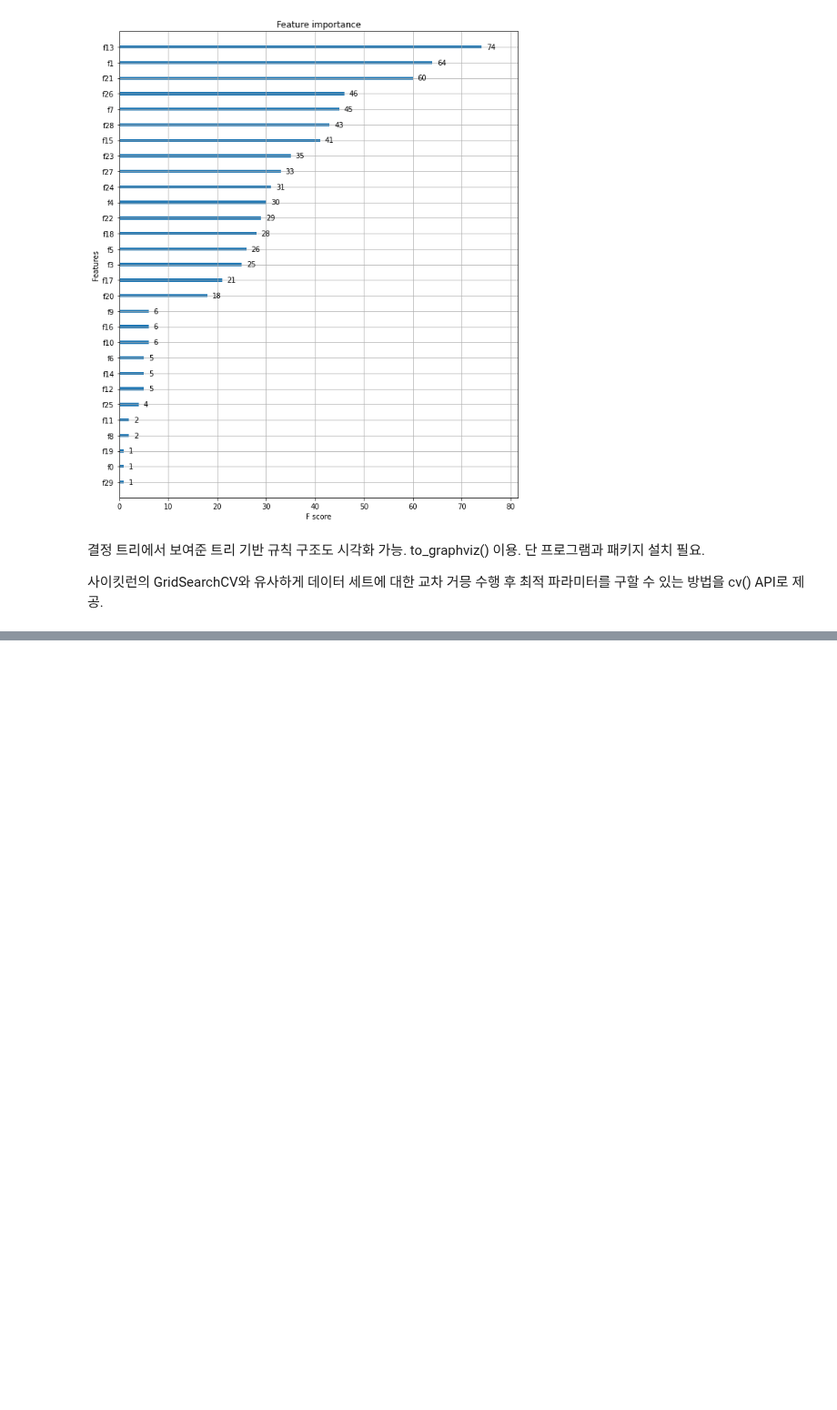
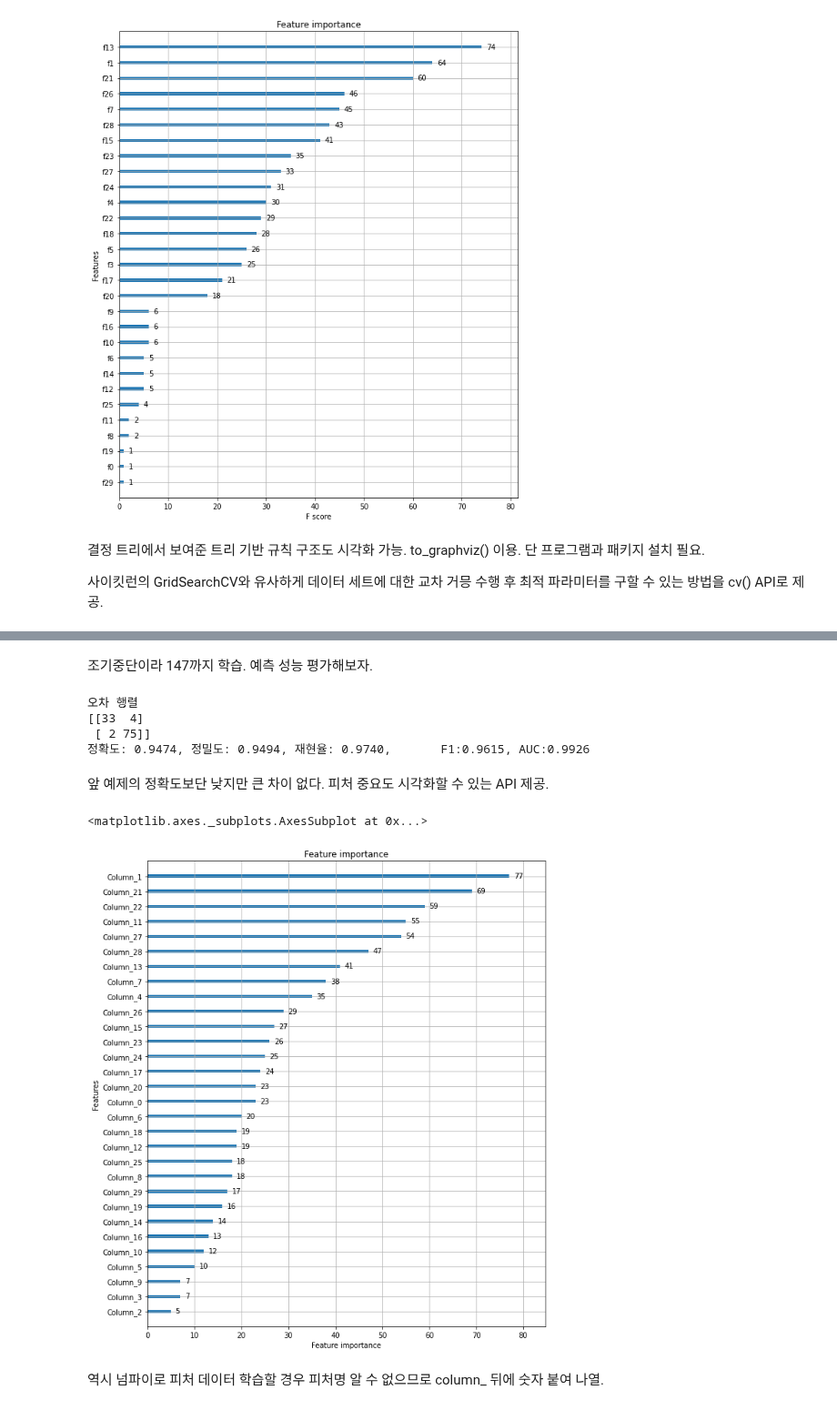
Before and after one commit to nyoons/ESAA, a Jupyter notebook: 2022_11_14_과제_파이썬_머신러닝_완벽가이드.ipynb, the cells around one changed output, grey strips where cells are left out. Shown at 91% size. Drawn from its saved outputs; the diff is of its cells as text; code cells hidden in the pictures; blank space fills up the shorter version.

```diff
--- a/2022_11_14_과제_파이썬_머신러닝_완벽가이드.ipynb
+++ b/2022_11_14_과제_파이썬_머신러닝_완벽가이드.ipynb
@@ -208,0 +365,24 @@ xgb.cv 반환값은 DF 형태이다.
+# %%
+#LightGBM의 파이썬 패키지인 lightgbm에서 LGBMClassifier 임포트
+from lightgbm import LGBMClassifier
+
+import pandas as pd
+import numpy as np
+from sklearn.datasets import load_breast_cancer
+from sklearn.model_selection import train_test_split
+
+dataset=load_breast_cancer()
+ftr=dataset.data
+target=dataset.target
+
+#전체 데이터 중 80퍼는 학습용 20퍼는 테스트용 추출
+X_train, X_test, y_train, y_test=train_test_split(ftr, target, test_size=0.2, random_state=156)
+
+#앞서 XGBoost와 동일한 n_estimators 설정
+lgbm_wrapper=LGBMClassifier(n_estimators=400)
+
+#LightGBM도 XGBoost와 동일하게 조기 중단 수행 가능.
+evals=[(X_test, y_test)]
+lgbm_wrapper.fit(X_train, y_train, early_stopping_rounds=100, eval_metric='logloss', eval_set=evals, verbose=True)
+preds=lgbm_wrapper.predict(X_test)
+pred_proba=lgbm_wrapper.predict_proba(X_test)[:,1]
@@ -208,0 +407,24 @@ xgb.cv 반환값은 DF 형태이다.
+# %% [markdown]
+조기중단이라 147까지 학습. 예측 성능 평가해보자.
+# %%
+get_clf_eval(y_test, preds, pred_proba)
+# %% [output]
+오차 행렬
+[[33  4]
+ [ 2 75]]
+정확도: 0.9474, 정밀도: 0.9494, 재현율: 0.9740,       F1:0.9615, AUC:0.9926
+# %% [markdown]
+앞 예제의 정확도보단 낮지만 큰 차이 없다. 피처 중요도 시각화할 수 있는 API 제공.
+# %%
+#plot_importance() 이용해 피처 중요도 시각화
+from lightgbm import plot_importance
+import matplotlib.pyplot as plt
+%matplotlib inline
+
+fig, ax=plt.subplots(figsize=(10,12))
+plot_importance(lgbm_wrapper, ax=ax)
+# %% [output]
+<matplotlib.axes._subplots.AxesSubplot at 0x...>
+[figure, added]
+# %% [markdown]
+역시 넘파이로 피처 데이터 학습할 경우 피처명 알 수 없으므로 column_ 뒤에 숫자 붙여 나열.
```
Also changed, not shown: parts of 34 cells of this notebook.
